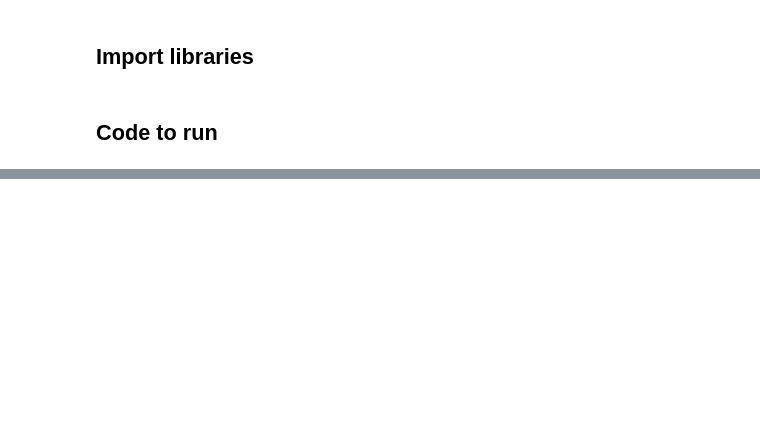
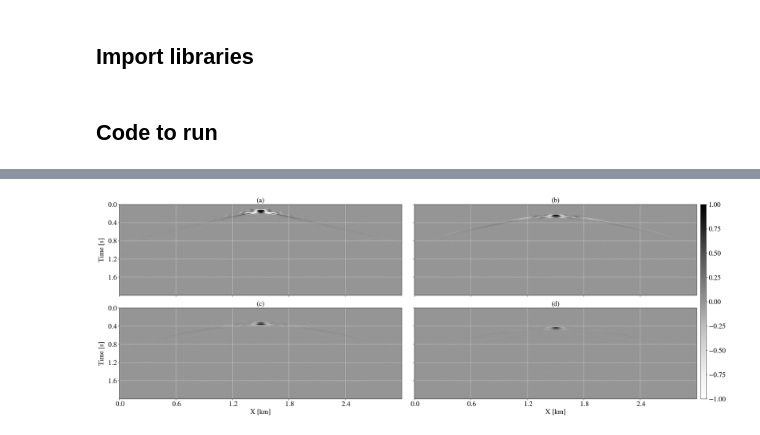
Before and after one commit to rsarkar-github/TimeDependentBornScattering, a Jupyter notebook: Scripts/notebooks/P01_Point_Scatterers_Image_CIG_Illustration.ipynb, the cells around one changed output, grey strips where cells are left out. Saved outputs shown, nothing was run; the diff lists cells and outputs as text; code cells hidden in the pictures; blank space fills up the shorter version.

```diff
--- a/Scripts/notebooks/P01_Point_Scatterers_Image_CIG_Illustration.ipynb
+++ b/Scripts/notebooks/P01_Point_Scatterers_Image_CIG_Illustration.ipynb
@@ -29 +198,23 @@ configuration['log-level'] = 'WARNING'
+# %%
+image_nrows = 2
+image_ncols = 2
+image_arr = np.zeros(shape=(image_nrows, image_ncols, params["Nt"], params["Nx"]), dtype=np.float32)
+image_arr[0, 0, :, :] = dm_image[:, :, int(params["Nz"] * 0.2)]
+image_arr[0, 1, :, :] = dm_image[:, :, int(params["Nz"] * 0.4)]
+image_arr[1, 0, :, :] = dm_image[:, :, int(params["Nz"] * 0.6)]
+image_arr[1, 1, :, :] = dm_image[:, :, int(params["Nz"] * 0.8)]
+
+image_titles = [["(a)", "(b)"], ["(c)", "(d)"]]
+
+plot_images_grid_xy(
+    image_grid=image_arr, image_titles=image_titles,
+    x0=vel.origin[0], xn=vel.origin[0] + vel.domain_size[0], y0=t0, yn=tn, scale=1.0, vmin=None, vmax=None,
+    grid="on", aspect="auto", cmap="Greys", axes_pad=0.5, colorbar=True, clip=1.0,
+    xlabel="X [km]", ylabel="Time [s]",
+    fontname="STIXGeneral", fontsize=20,
+    nxticks=5, nyticks=5,
+    savefig_fname=basepath + "/Fig/p01_point_scatterers_images_adjoint.pdf"
+)
+# %% [output]
+[figure, added]
 # %%
```
Also changed, not shown: parts of 7 cells of this notebook.
